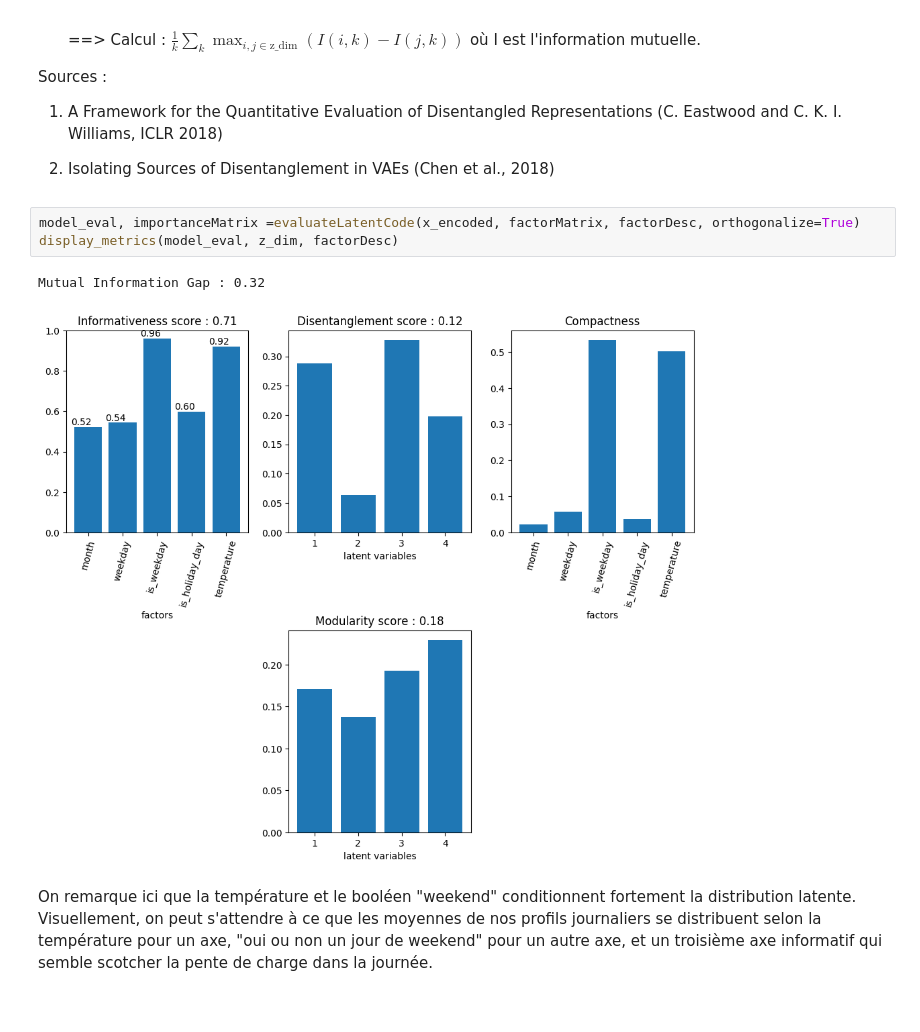
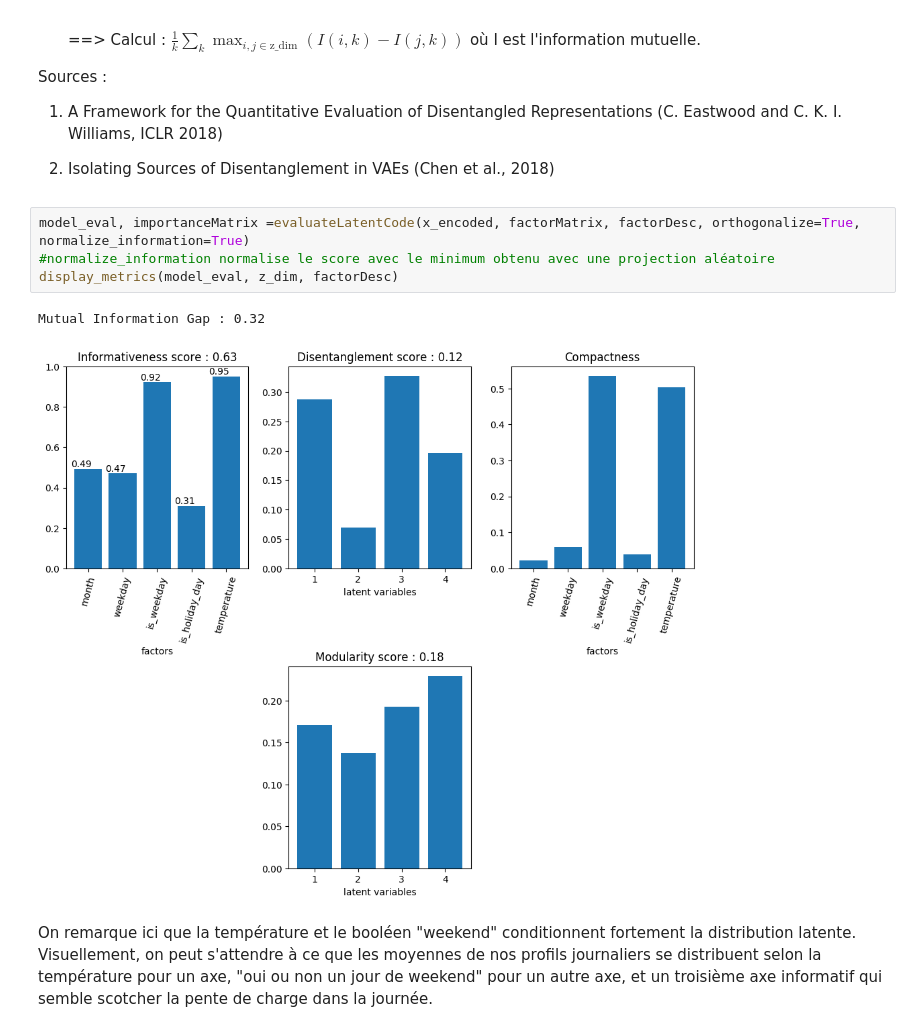
Before and after one commit to marota/Autoencoder_Embedding_Expert_Caracteristion_, a Jupyter notebook: notebooks/Usecase_CVAE.ipynb, the cells around one changed output. Saved outputs shown, nothing was run; the diff lists cells and outputs as text.

```diff
--- a/notebooks/Usecase_CVAE.ipynb
+++ b/notebooks/Usecase_CVAE.ipynb
@@ -568,11 +565,12 @@ Sources :
 
 2) Isolating Sources of Disentanglement in VAEs (Chen et al., 2018)
 # %%
-model_eval, importanceMatrix =evaluateLatentCode(x_encoded, factorMatrix, factorDesc, orthogonalize=True)
+model_eval, importanceMatrix =evaluateLatentCode(x_encoded, factorMatrix, factorDesc, orthogonalize=True, normalize_information=True)
+#normalize_information normalise le score avec le minimum obtenu avec une projection aléatoire
 display_metrics(model_eval, z_dim, factorDesc)
 # %% [output]
 Mutual Information Gap : 0.32
-[figure, old version]
+[figure, new version]
 # %% [markdown]
 On remarque ici que la température et le booléen "weekend" conditionnent fortement la distribution latente. Visuellement, on peut s'attendre à ce que les moyennes de nos profils journaliers se distribuent selon la température pour un axe, "oui ou non un jour de weekend" pour un autre axe, et un troisième axe informatif qui semble scotcher la pente de charge dans la journée.
 # %%
```
Also changed, not shown: parts of 10 cells of this notebook, 6 other files.
